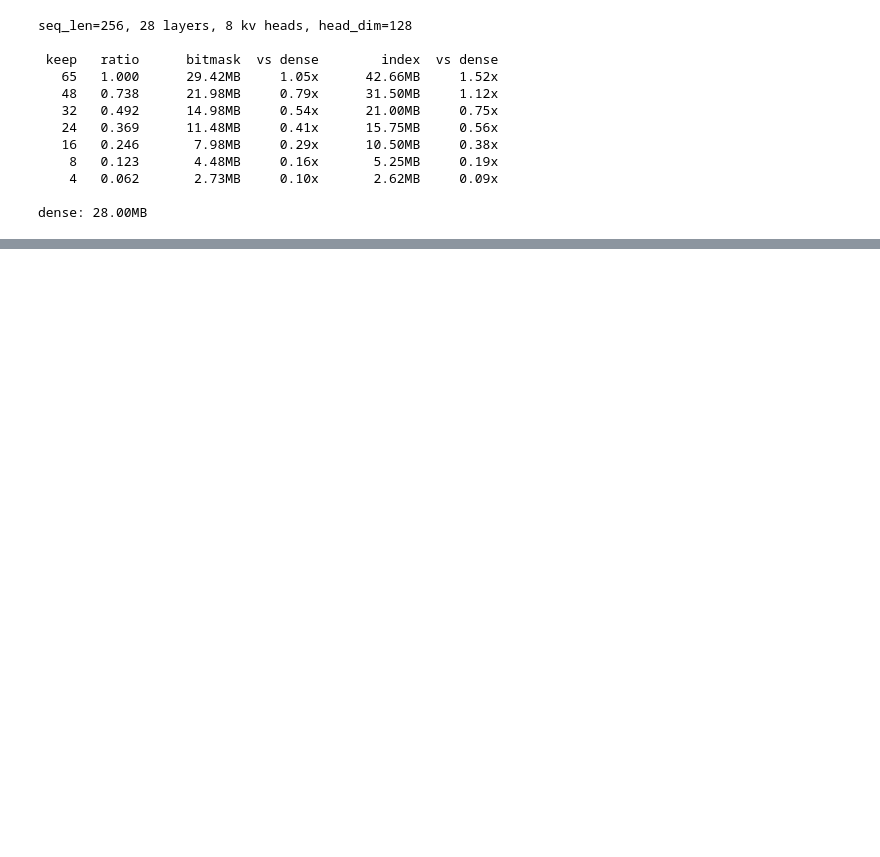
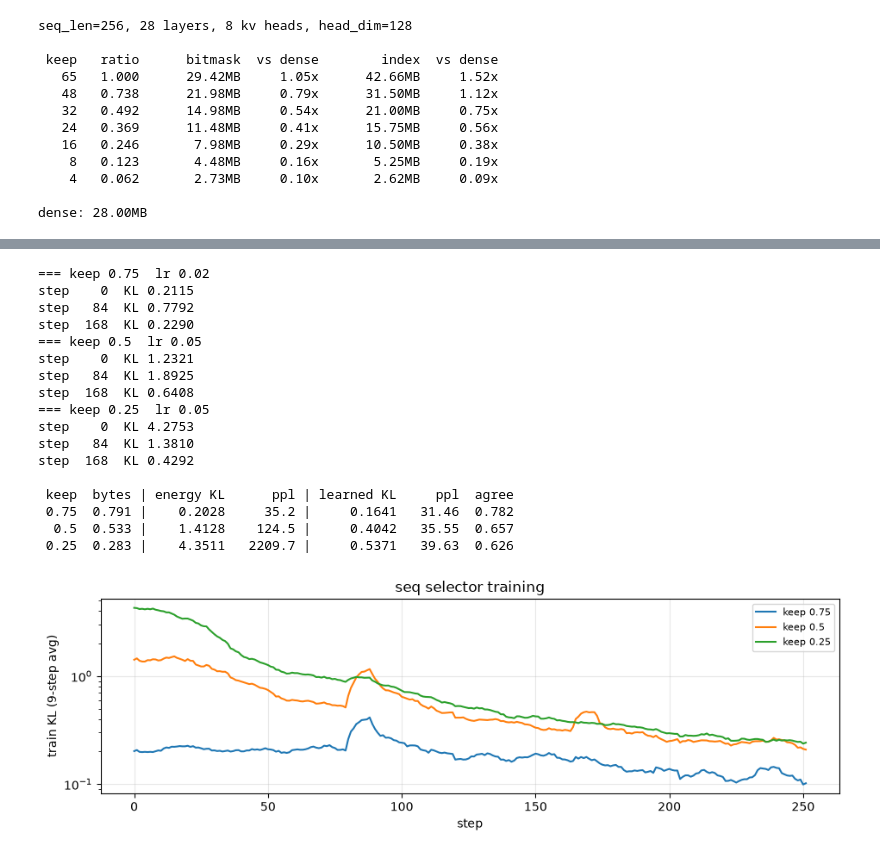
Before and after one commit to ByeonggeonGo/vllm-custom-kv-codec-k8v4, a Jupyter notebook: fft_kv_compression.ipynb, the cells around one changed output, grey strips where cells are left out. Cells and saved outputs as stored; diff of their text form; code cells hidden in the pictures; blank space fills up the shorter version.

```diff
--- a/fft_kv_compression.ipynb
+++ b/fft_kv_compression.ipynb
@@ -790,0 +955,52 @@ teacher perplexity: 36.46
+# %%
+SEQ_TRAIN = {0.75: 0.02, 0.5: 0.05, 0.25: 0.05}    # lr (사전 탐색으로 정한 값)
+seq_selectors, seq_hist, rows_learn = {}, {}, []
+for keep, lr in SEQ_TRAIN.items():
+    tools.set_seed(0)
+    sel = SeqFreqSelector(info["layers"], info["kv_heads"], info["head_dim"], BLOCK).to(model.device)
+    print(f"=== keep {keep}  lr {lr}")
+    seq_hist[keep] = tools.train_seq_selector(model, sel, long_train, PREFIX, keep,
+                                              epochs=3, lr=lr, log_every=84)
+    seq_selectors[keep] = sel
+    torch.save(sel.state_dict(), RESULTS / "selectors" / f"seq_b{BLOCK}_keep{keep}.pt")
+    row = tools.evaluate_prefix(model, long_val, PREFIX, keep, mode="learned", selector=sel, block=BLOCK)
+    row["mode"] = "seq learned"
+    rows_learn += keep_rows([row], "seq")
+
+rows_energy = {r["keep_ratio"]: r for r in rows_sym}
+rows_energy.update({r["keep_ratio"]: r for r in rows_block if r["block"] == BLOCK})
+print(f"\n{'keep':>5} {'bytes':>6} | {'energy KL':>9} {'ppl':>8} | {'learned KL':>10} {'ppl':>7} {'agree':>6}")
+for r in rows_learn:
+    e = rows_energy[r["keep_ratio"]]
+    print(f"{r['keep_ratio']:>5} {r['bytes']:>6.3f} | {e['kl']:>9.4f} {e['ppl']:>8.1f} | "
+          f"{r['kl']:>10.4f} {r['ppl']:>7.2f} {r['agree']:>6.3f}")
+
+fig, ax = plt.subplots(figsize=(9.5, 3.2))
+for keep, hist in seq_hist.items():
+    kd = torch.tensor([h["kd"] for h in hist])
+    smooth = torch.nn.functional.avg_pool1d(kd[None, None], 9, 1, 4, count_include_pad=False)[0, 0]
+    ax.plot(smooth, label=f"keep {keep}")
+ax.set(xlabel="step", ylabel="train KL (9-step avg)", yscale="log", title="seq selector training")
+ax.grid(alpha=0.3)
+ax.legend(fontsize=8)
+plt.tight_layout()
+plt.show()
+# %% [output]
+=== keep 0.75  lr 0.02
+step    0  KL 0.2115
+step   84  KL 0.7792
+step  168  KL 0.2290
+=== keep 0.5  lr 0.05
+step    0  KL 1.2321
+step   84  KL 1.8925
+step  168  KL 0.6408
+=== keep 0.25  lr 0.05
+step    0  KL 4.2753
+step   84  KL 1.3810
+step  168  KL 0.4292
+
+ keep  bytes | energy KL      ppl | learned KL     ppl  agree
+ 0.75  0.791 |    0.2028     35.2 |     0.1641   31.46  0.782
+  0.5  0.533 |    1.4128    124.5 |     0.4042   35.55  0.657
+ 0.25  0.283 |    4.3511   2209.7 |     0.5371   39.63  0.626
+[figure, added]
```
Also changed, not shown: parts of 41 cells of this notebook, 10 other files.
